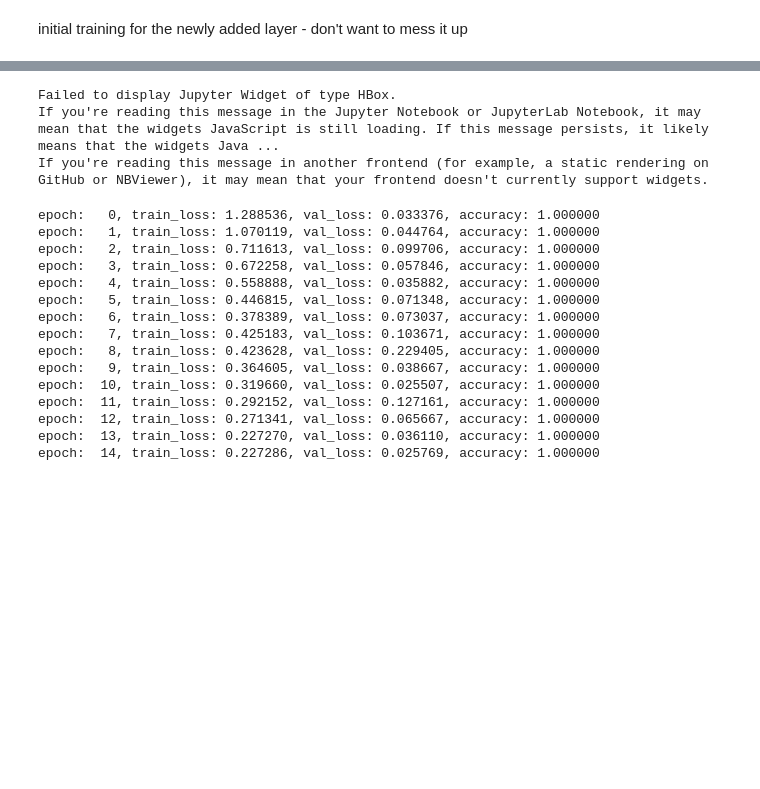
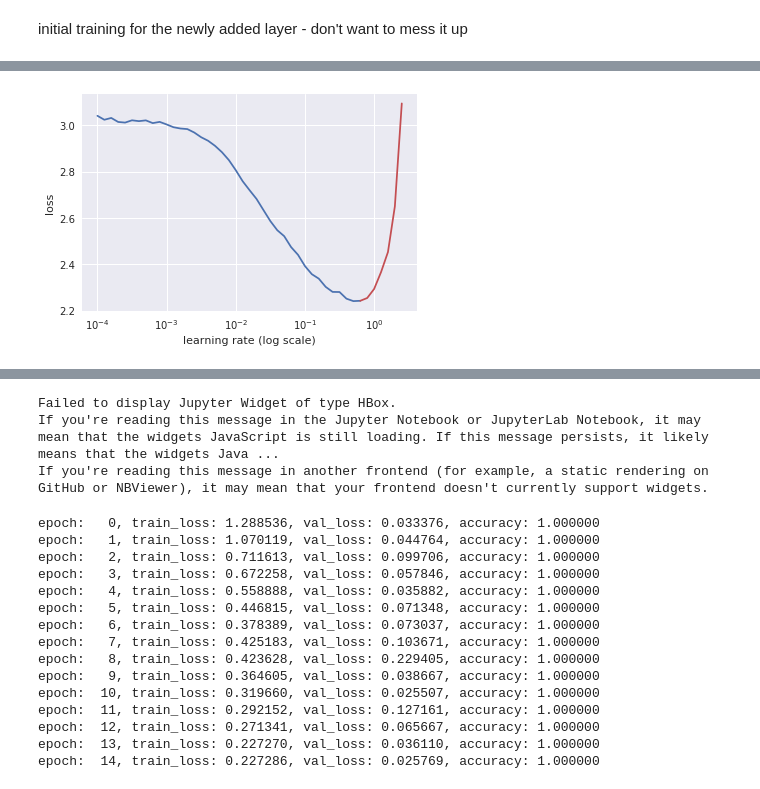
Before and after one commit to NathanYee/deepLearningIndependentStudy, a Jupyter notebook: notebooks/plant-seedlings-classification.ipynb, the cells around one changed output, grey strips where cells are left out. Cells and saved outputs as stored; diff of their text form; code cells hidden in the pictures; blank space fills up the shorter version.

```diff
--- a/notebooks/plant-seedlings-classification.ipynb
+++ b/notebooks/plant-seedlings-classification.ipynb
@@ -48,0 +81,16 @@ learn.lr_find()
+# %%
+start = 10
+end = -2
+split = 38
+x = learn.sched.lrs[start:end]
+y = learn.sched.losses[start:end]
+x1, x2 = x[:split+1], x[split:]
+y1, y2 = y[:split+1], y[split:]
+plt.plot(x1, y1, color=(sns.color_palette()[0]))
+plt.plot(x2, y2, color=(sns.color_palette()[2]))
+plt.ylabel("loss")
+plt.xlabel("learning rate (log scale)")
+plt.xscale('log')
+sns.set()
+# %% [output]
+[figure, added]
```
Also changed, not shown: parts of 19 cells of this notebook, 3 other files.
